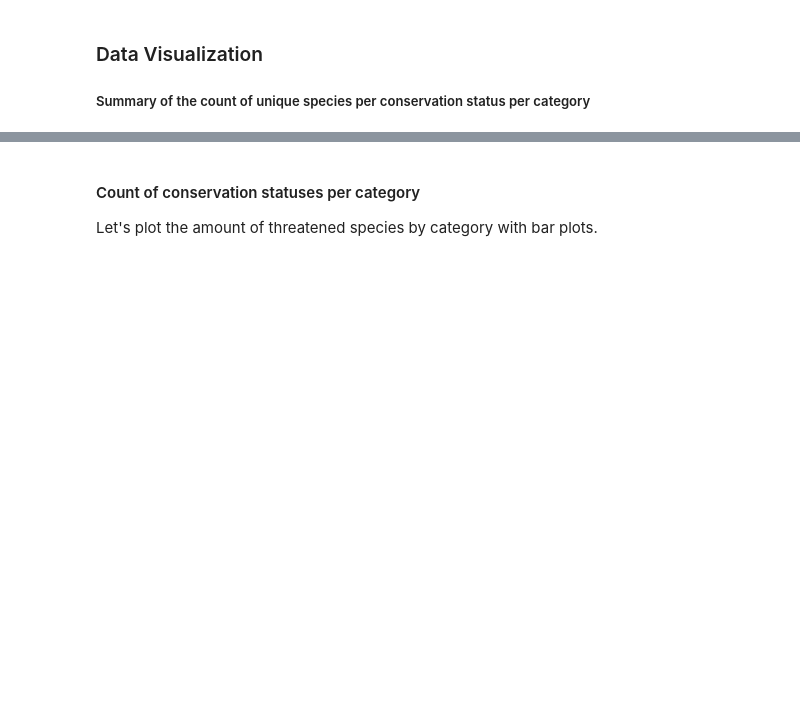
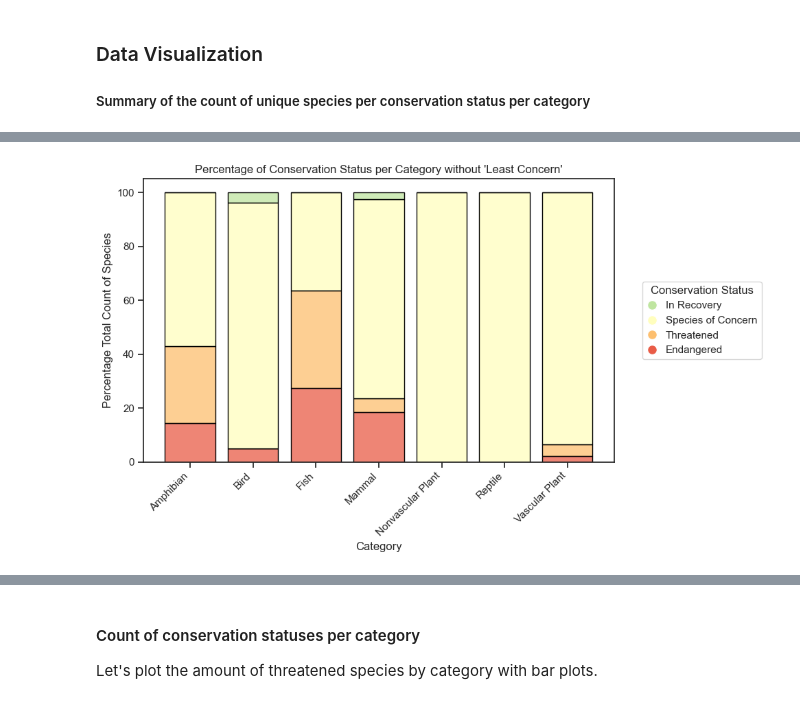
Before and after one commit to Freston1605/biodiversity_starter, a Jupyter notebook: biodiversity.ipynb, the cells around one changed output, grey strips where cells are left out. Cells and saved outputs as stored; diff of their text form; code cells hidden in the pictures; blank space fills up the shorter version.

```diff
--- a/biodiversity.ipynb
+++ b/biodiversity.ipynb
@@ -138,3 +144,4 @@ conservation_na_count
 # %%
 # Replace missing values with "Least Concern" in column: 'conservation_status'
-species = species.fillna({'conservation_status': "Least Concern"})
+species['conservation_status'].fillna('Least Concern', inplace=True)
+species
@@ -145 +457,59 @@ species = species.fillna({'conservation_status': "Least Concern"})
+# %%
+# Use Seaborn's barplot for visualization
+plt.figure(figsize=(10, 6))
+
+# Set the style to have only horizontal grid lines
+sns.set_style("ticks", {"ytick.major.size": 10})  # Adjust ytick.major.size as needed
+
+# Create a new status conservation list without 'Least Concern'
+conservation_order_no_lc = conservation_order[1:]
+
+sns.histplot(
+    count_conservation_status_no_lc,
+    x="category",
+    hue="conservation_status",
+    hue_order=conservation_order_no_lc,
+    weights="percentage",
+    multiple="stack",
+    shrink=0.8,
+    palette=custom_palette,
+    edgecolor="black",
+)
+
+# Rotate x-axis labels for better readability
+plt.xticks(rotation=45, ha="right")
+
+# Add labels and title if needed
+plt.xlabel("Category")
+plt.ylabel("Percentage Total Count of Species")
+plt.title("Percentage of Conservation Status per Category without 'Least Concern'")
+
+# Create a legend with custom colors
+legend_handles = [
+    plt.Line2D(
+        [0],
+        [0],
+        marker="o",
+        color="w",
+        markersize=10,
+        markerfacecolor=custom_palette[status],
+        label=status,
+    )
+    for status in conservation_order_no_lc
+]
+
+# Create a legend
+plt.legend(
+    handles=legend_handles,
+    title="Conservation Status",
+    bbox_to_anchor=(1.05, 0.5),
+    loc="center left",
+    handlelength=1,
+)
+
+# Show the plot
+plt.tight_layout()  # Adjust layout to prevent clipping of labels
+plt.show()
+# %% [output]
+[figure, added]
 # %%
```
Also changed, not shown: parts of 19 cells of this notebook, 5 other files.
